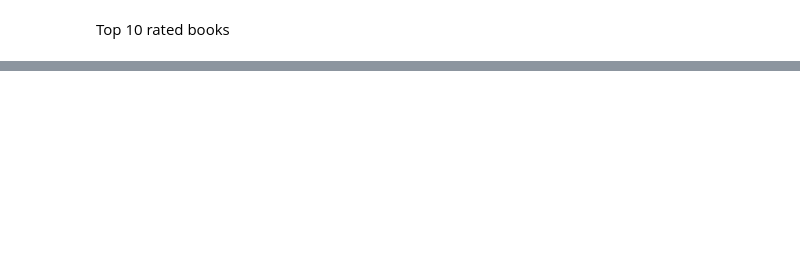
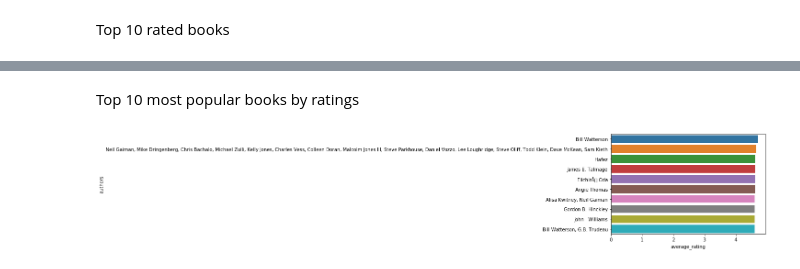
Before and after one commit to ambita20/BookRecommenderSystem, a Jupyter notebook: code.ipynb, the cells around one changed output, grey strips where cells are left out. Drawn from its saved outputs; the diff is of its cells as text; code cells hidden in the pictures; blank space fills up the shorter version.

Commit message:
Added visualizations

```diff
--- a/code.ipynb
+++ b/code.ipynb
@@ -228,0 +252,10 @@ Top 10 rated books
+# %% [markdown]
+Top 10 most popular books by ratings
+# %%
+authors=books.groupby('authors').agg({'average_rating':'mean','ratings_count':'sum'}).reset_index()
+top_rated_authors=authors.sort_values('average_rating', ascending=False).head(10)[['authors','average_rating']]
+most_pop_authors=authors.sort_values('ratings_count', ascending=False).head(10)[['authors','ratings_count']]
+# %%
+sns.barplot(data=top_rated_authors,x='average_rating',y='authors');
+# %% [output]
+[figure, added]
```
Also changed, not shown: parts of 14 cells of this notebook.
